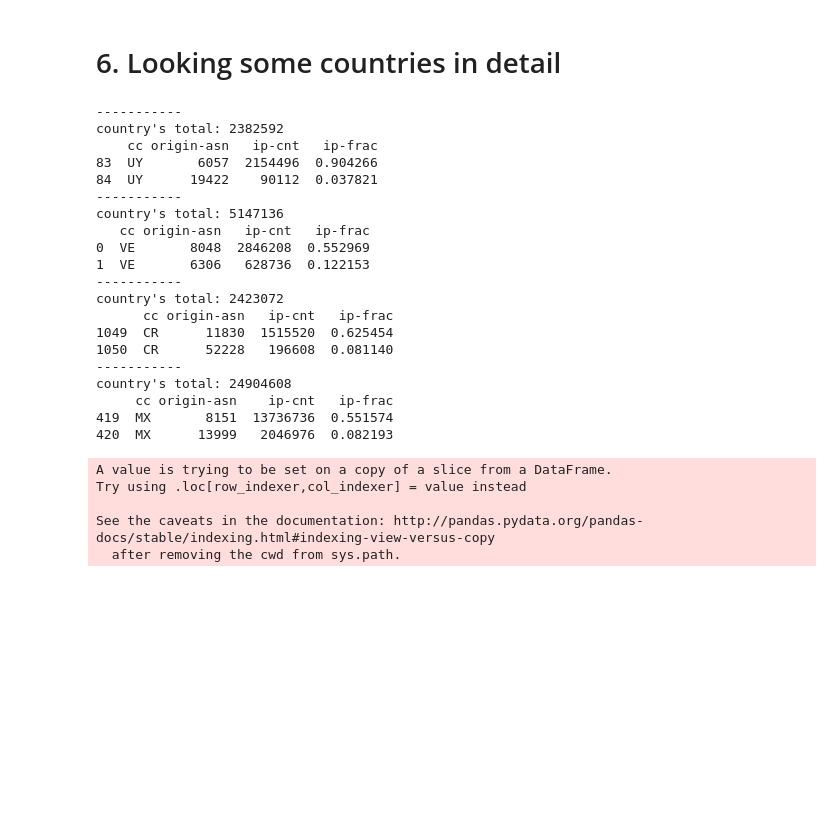
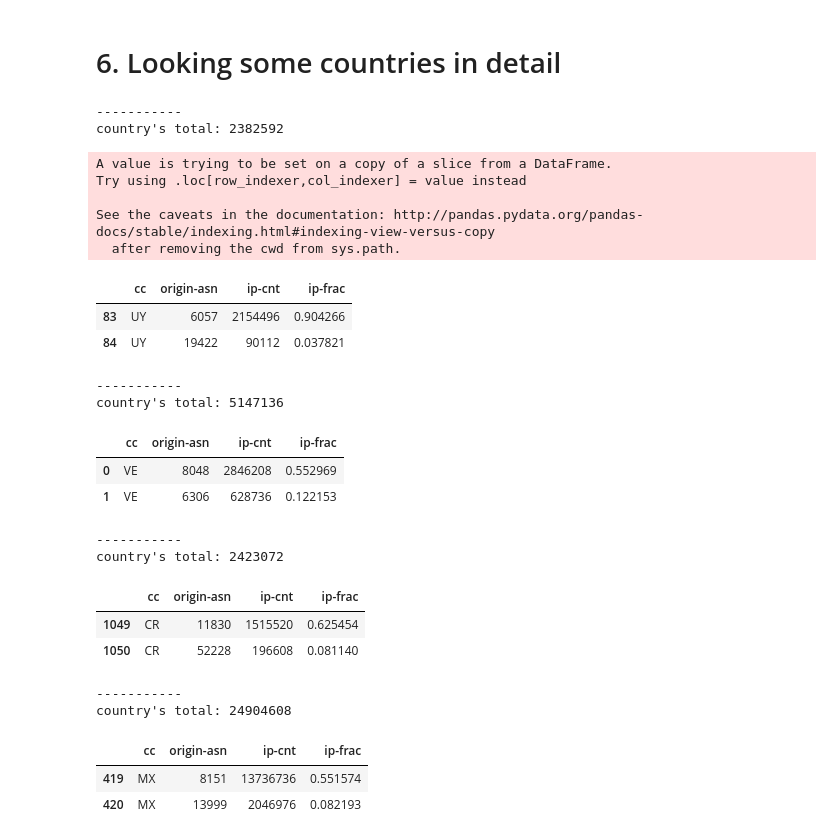
Before and after one commit to CoNexDat/latam-ixp-obs, a Jupyter notebook: notebooks/v4/8_concentration.ipynb, the cells around one changed output. Saved outputs shown, nothing was run; the diff lists cells and outputs as text; code cells hidden in the pictures; blank space fills up the shorter version.

```diff
--- a/notebooks/v4/8_concentration.ipynb
+++ b/notebooks/v4/8_concentration.ipynb
@@ -60,7 +60,7 @@ def get_weights(data):
 ## 3.1 LACNIC
 # %%
 path_to_addr_space = '../../data/processed/origin_addr_space/lacnic'
-files_addr_space = glob.glob(path_to_addr_space + '/*')
+files_addr_space = glob.glob(path_to_addr_space + '/*_07_*')
 files_addr_space = np.sort(files_addr_space)
 # %%
 lacnic_addr_space = pd.read_csv(
@@ -72,7 +72,7 @@ lacnic_addr_space = pd.read_csv(
 ## 3.2 outside LACNIC
 # %%
 path_to_addr_space = '../../data/processed/origin_addr_space/ripe'
-files_addr_space = glob.glob(path_to_addr_space + '/*')
+files_addr_space = glob.glob(path_to_addr_space + '/*_07_*')
 files_addr_space = np.sort(files_addr_space)
 # %%
 ripe_addr_space = pd.read_csv(
@@ -82,7 +82,7 @@ ripe_addr_space = pd.read_csv(
 )
 # %%
 path_to_addr_space = '../../data/processed/origin_addr_space/apnic'
-files_addr_space = glob.glob(path_to_addr_space + '/*')
+files_addr_space = glob.glob(path_to_addr_space + '/*_07_*')
 files_addr_space = np.sort(files_addr_space)
 # %%
 apnic_addr_space = pd.read_csv(
@@ -92,7 +92,7 @@ apnic_addr_space = pd.read_csv(
 )
 # %%
 path_to_addr_space = '../../data/processed/origin_addr_space/afrinic'
-files_addr_space = glob.glob(path_to_addr_space + '/*')
+files_addr_space = glob.glob(path_to_addr_space + '/*_07_*')
 files_addr_space = np.sort(files_addr_space)
 # %%
 afrinic_addr_space = pd.read_csv(
@@ -285,34 +285,34 @@ fig.savefig('../../figures/hh.pdf')
 # %%
 for cc in ['UY', 'VE', 'CR', 'MX']:
     cc_df = lacnic_addr_space[lacnic_addr_space['cc'] == cc]
     total_country = cc_df.loc[cc_df['cc'] == cc]['ip-cnt'].sum()
     cc_df['ip-frac'] = cc_df['ip-cnt'].values / float(total_country)
     print("-----------")
     print("country's total: %s" % total_country)
-    print(cc_df.head(2))
+    display(cc_df.head(2))
 # %% [output]
 -----------
 country's total: 2382592
-    cc origin-asn   ip-cnt   ip-frac
-83  UY       6057  2154496  0.904266
-84  UY      19422    90112  0.037821
------------
-country's total: 5147136
-   cc origin-asn   ip-cnt   ip-frac
-0  VE       8048  2846208  0.552969
-1  VE       6306   628736  0.122153
------------
-country's total: 2423072
-      cc origin-asn   ip-cnt   ip-frac
-1049  CR      11830  1515520  0.625454
-1050  CR      52228   196608  0.081140
------------
-country's total: 24904608
-     cc origin-asn    ip-cnt   ip-frac
-419  MX       8151  13736736  0.551574
-420  MX      13999   2046976  0.082193
 A value is trying to be set on a copy of a slice from a DataFrame.
 Try using .loc[row_indexer,col_indexer] = value instead
 
 See the caveats in the documentation: http://pandas.pydata.org/pandas-docs/stable/indexing.html#indexing-view-versus-copy
   after removing the cwd from sys.path.
+|  | cc | origin-asn | ip-cnt | ip-frac |
+| 83 | UY | 6057 | 2154496 | 0.904266 |
+| 84 | UY | 19422 | 90112 | 0.037821 |
+-----------
+country's total: 5147136
+|  | cc | origin-asn | ip-cnt | ip-frac |
+| 0 | VE | 8048 | 2846208 | 0.552969 |
+| 1 | VE | 6306 | 628736 | 0.122153 |
+-----------
+country's total: 2423072
+|  | cc | origin-asn | ip-cnt | ip-frac |
+| 1049 | CR | 11830 | 1515520 | 0.625454 |
+| 1050 | CR | 52228 | 196608 | 0.081140 |
+-----------
+country's total: 24904608
+|  | cc | origin-asn | ip-cnt | ip-frac |
+| 419 | MX | 8151 | 13736736 | 0.551574 |
+| 420 | MX | 13999 | 2046976 | 0.082193 |
```
Also changed, not shown: 3 other files.
